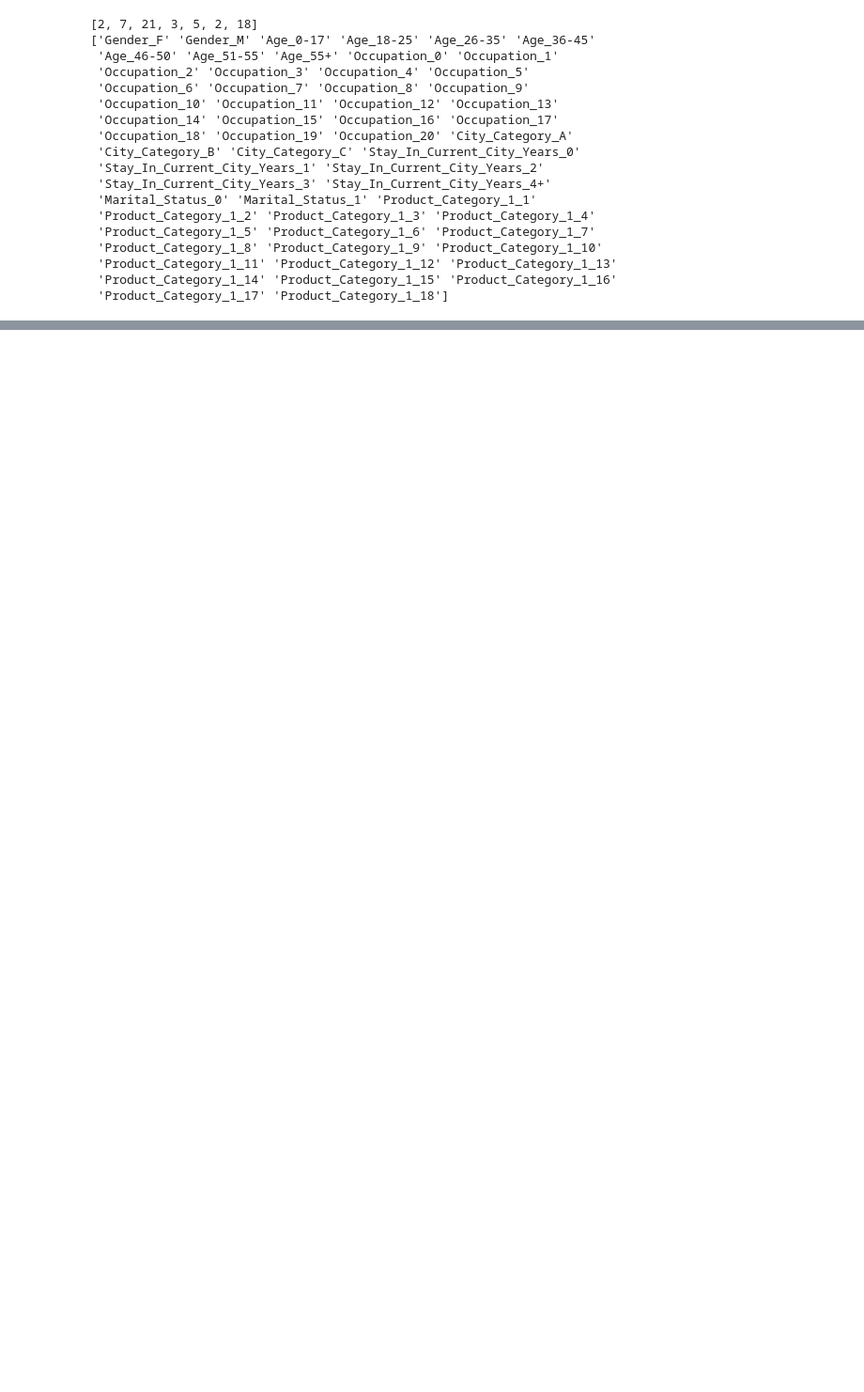
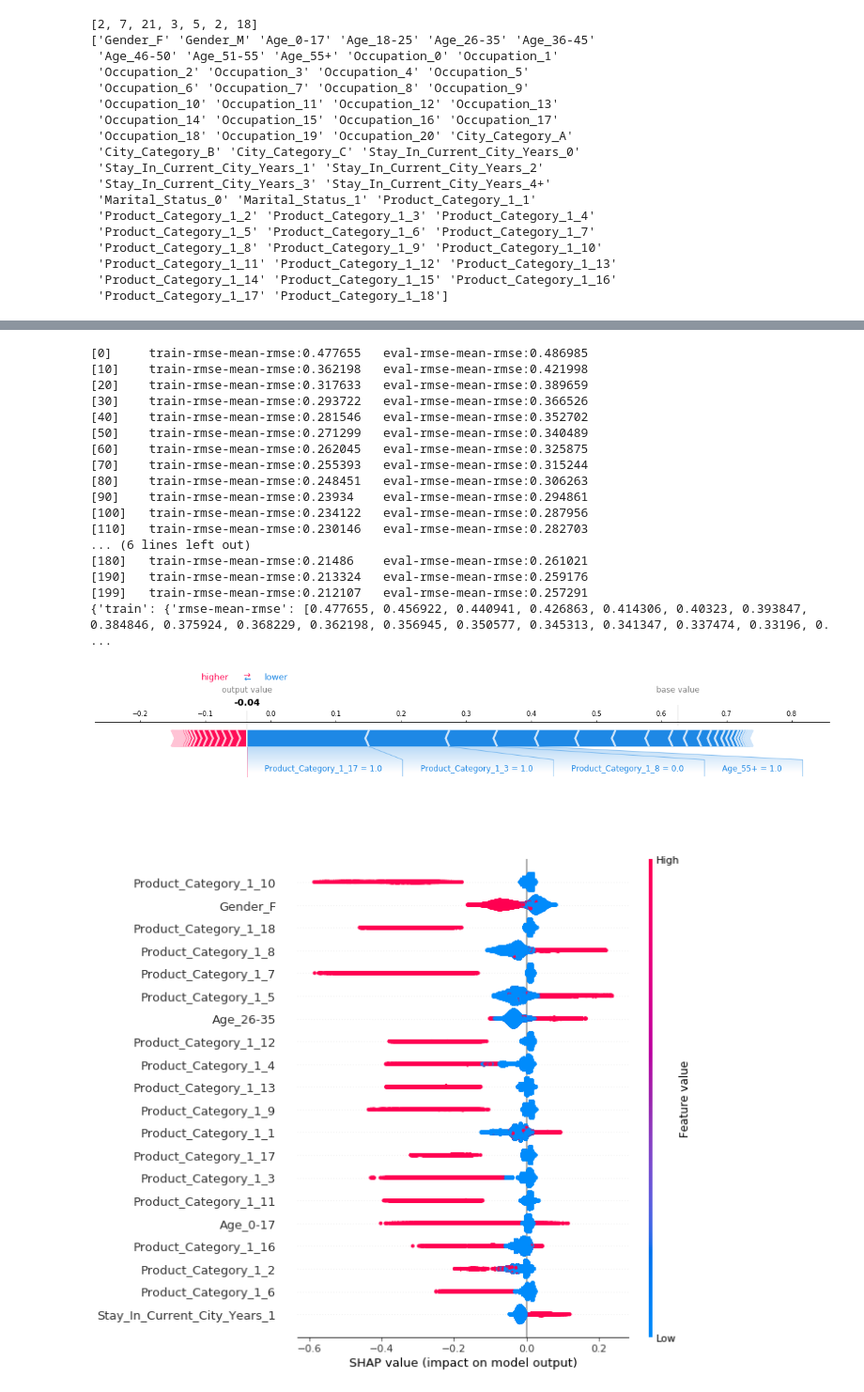
Before and after one commit to florianst/blackfriday, a Jupyter notebook: Train.ipynb, the cells around one changed output, grey strips where cells are left out. Shown: that part at 94% size. Cells and saved outputs as stored; diff of their text form; code cells hidden in the pictures; blank space fills up the shorter version.

Commit message:
plot training errors, no shuffle in train_test_split

```diff
--- a/Train.ipynb
+++ b/Train.ipynb
@@ -49,6 +49,10 @@ print(data_categories.columns.values)
 # generate random data with the same shape as data_categories
 X = data_categories.to_numpy()
 y = [1]*X.shape[0] # 1 means successful sale
+
+category_lengths[-1] = category_lengths[-1]//2
+category_lengths.append(category_lengths[-1])
+print(category_lengths)
 
 # initialize data
 n_samples, n_classes = X.shape
@@ -62,4 +66,12 @@ for _i,category_length in enumerate(category_lengths):
 X = np.concatenate((X, X_rand))
 y = np.concatenate((y, [0]*(len(X)-len(y))))
 print(X.shape, y.shape)
+
+unique, counts = np.unique(X[5], return_counts=True)
+print(dict(zip(unique, counts)))
+unique, counts = np.unique(X[-1], return_counts=True)
+print(dict(zip(unique, counts)))
+
+unique, counts = np.unique(y, return_counts=True)
+print(dict(zip(unique, counts)))
 # %% [output]
@@ -71,7 +87,7 @@ from sklearn.svm import SVC
 
 from sklearn.model_selection import train_test_split
 
-X_train, X_test, y_train, y_test = train_test_split(X, y, test_size=0.2)
+X_train, X_test, y_train, y_test = train_test_split(X, y, test_size=0.2, shuffle=False)
 
 classifiers = [SVC(C=1.0, cache_size=200, class_weight=None, coef0=0.0,
                    decision_function_shape='ovr', degree=3, gamma='scale', kernel='rbf',
@@ -89,20 +105,30 @@ for clf in classifiers:
 import xgboost
 import shap
 
-# load JS visualization code to notebook
-shap.initjs()
+do_explain = True
 
 # train XGBoost model
-model = xgboost.train({"learning_rate": 0.01}, xgboost.DMatrix(X_train, label=y_train), 10, verbose_eval=True)
+progress = dict()
+watchlist  = [(xgboost.DMatrix(X_train, label=y_train),'train-rmse-mean'), (xgboost.DMatrix(X_test, label=y_test), 'eval-rmse-mean')]
+model = xgboost.train({"learning_rate": 0.1}, xgboost.DMatrix(X_train, label=y_train), 200, watchlist, evals_result=progress, verbose_eval=10)
 
-# explain the model's predictions using SHAP values
-# (same syntax works for LightGBM, CatBoost, and scikit-learn models)
-explainer = shap.TreeExplainer(model)
-shap_values = explainer.shap_values(X_test)
+if do_explain:
+    # explain the model's predictions using SHAP values
+    explainer = shap.TreeExplainer(model)
+    shap_values = explainer.shap_values(X_test)
 
-# visualize the first prediction's explanation (use matplotlib=True to avoid Javascript)
-shap.force_plot(explainer.expected_value, shap_values[0,:], X_test[0], feature_names=data_categories.columns.values)
-#plt.show()
-#plt.savefig('shapforce.pdf', format='pdf', dpi=300, bbox_inches='tight')
-#plt.close()
+    # visualize the first prediction's explanation
+    shap.force_plot(explainer.expected_value, shap_values[0,:], X_test[0], feature_names=data_categories.columns.values, matplotlib=True)
+    plt.show()
+    # need to replot (and not show) in order to be able to save as pdf
+    shap.force_plot(explainer.expected_value, shap_values[0,:], X_test[0], feature_names=data_categories.columns.values, matplotlib=True, show=False)
+    plt.savefig('shapforce.pdf', format='pdf', dpi=300, bbox_inches='tight')
+    plt.close()
+
+    # summarize the effects of all the features
+    shap.summary_plot(shap_values, X_test, feature_names=data_categories.columns.values)
+    plt.show()
+    shap.summary_plot(shap_values, X_test, feature_names=data_categories.columns.values, show=False)
+    plt.savefig('shapsummary.pdf', format='pdf', dpi=300, bbox_inches='tight')
+    plt.close()
 # %% [output]
@@ -110,0 +135,19 @@ shap.force_plot(explainer.expected_value, shap_values[0,:], X_test[0], feature_n
+[0]     train-rmse-mean-rmse:0.477655   eval-rmse-mean-rmse:0.486985
+[10]    train-rmse-mean-rmse:0.362198   eval-rmse-mean-rmse:0.421998
+[20]    train-rmse-mean-rmse:0.317633   eval-rmse-mean-rmse:0.389659
+[30]    train-rmse-mean-rmse:0.293722   eval-rmse-mean-rmse:0.366526
+[40]    train-rmse-mean-rmse:0.281546   eval-rmse-mean-rmse:0.352702
+[50]    train-rmse-mean-rmse:0.271299   eval-rmse-mean-rmse:0.340489
+[60]    train-rmse-mean-rmse:0.262045   eval-rmse-mean-rmse:0.325875
+[70]    train-rmse-mean-rmse:0.255393   eval-rmse-mean-rmse:0.315244
+[80]    train-rmse-mean-rmse:0.248451   eval-rmse-mean-rmse:0.306263
+[90]    train-rmse-mean-rmse:0.23934    eval-rmse-mean-rmse:0.294861
+[100]   train-rmse-mean-rmse:0.234122   eval-rmse-mean-rmse:0.287956
+[110]   train-rmse-mean-rmse:0.230146   eval-rmse-mean-rmse:0.282703
+... (6 lines left out)
+[180]   train-rmse-mean-rmse:0.21486    eval-rmse-mean-rmse:0.261021
+[190]   train-rmse-mean-rmse:0.213324   eval-rmse-mean-rmse:0.259176
+[199]   train-rmse-mean-rmse:0.212107   eval-rmse-mean-rmse:0.257291
+{'train': {'rmse-mean-rmse': [0.477655, 0.456922, 0.440941, 0.426863, 0.414306, 0.40323, 0.393847, 0.384846, 0.375924, 0.368229, 0.362198, 0.356945, 0.350577, 0.345313, 0.341347, 0.337474, 0.33196, 0. ...
+[figure, added]
+[figure, added]
```
Also changed, not shown: parts of 6 cells of this notebook.
